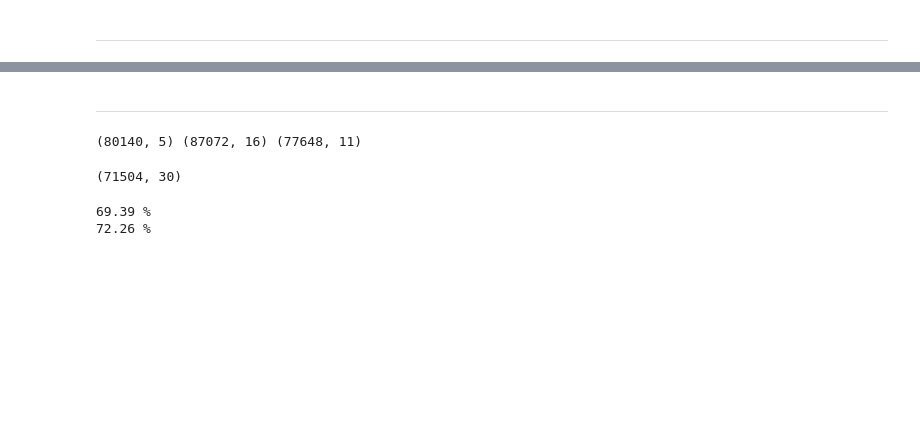
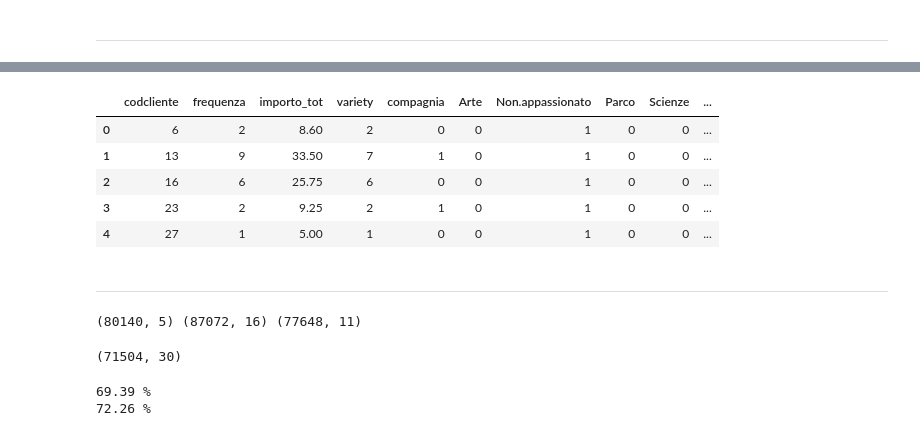
Before and after one commit to MattiaBrocco/Business-Analytics-Project, a Jupyter notebook: Business_Analytics_project.ipynb, the cells around one changed output, grey strips where cells are left out. Saved outputs shown, nothing was run; the diff lists cells and outputs as text; code cells hidden in the pictures; blank space fills up the shorter version.

```diff
--- a/Business_Analytics_project.ipynb
+++ b/Business_Analytics_project.ipynb
@@ -79,12 +87,12 @@ an13.drop(["sesso","tipo_pag","data_nascita"], axis = 1, inplace = True)
 # %%
 # The following dataset, created from a .json file, is needed to
 # reduce the dimensionality of the column "comune".
-comunes = pd.read_csv("comuni_done.csv", sep = ";")
-comunes.drop(["Unnamed: 0", "codice","zona__codice","zona__nome",
-              "regione__codice","regione__nome","provincia__codice","provincia__nome",
-              "codiceCatastale","CAP", "popolazione"], axis = 1, inplace = True)
+comunes = pd.read_csv(".\\data\\comuni_done.csv", sep = ";")
+comunes = comunes.drop(["Unnamed: 0", "codice","zona__codice","zona__nome",
+                        "regione__codice","regione__nome","provincia__codice",
+                        "provincia__nome", "codiceCatastale","CAP", "popolazione"], axis = 1)
 comunes["nome"] = comunes["nome"].str.upper()
-comunes.rename({"nome": "comune"}, axis = 1, inplace = True)
+comunes = comunes.rename({"nome": "comune"}, axis = 1)
 
 # We performed a merge on the column "comune" of an13 dataframe,
 # then we adjusted the result by creating a dictionary with the unmatched
@@ -98,22 +106,22 @@ an13["sigla"] = cle.provs(an13)
 # From the updated column "sigla" it was possible to create
 # the dummies and attached them on the right side of an13.
 an13 = pd.concat([an13, pd.get_dummies(an13["sigla"], drop_first = True)], axis = 1)
-an13.drop(["comune","sigla"], axis = 1, inplace = True)
+
 
 # Finally, the last column whose dimensionality needed a reduction was
 # "agenzia_tipo", that was broken down into 5 aspects based on conceptual
 # clusters of the original values. Then the column is added to "an13" and dropped
 an13["agenzia_tipo"] = cle.reduce_agency(an13)
 an13 = pd.concat([an13, pd.get_dummies(an13["agenzia_tipo"], drop_first = True)], axis = 1)
-an13.drop(["agenzia_tipo"], axis = 1, inplace = True)
 
 # At last, we created the column of the day of the year
 # in which a customer purchased their subscription.
 an13["data_inizio"] = pd.to_datetime(an13["data_inizio"], format = "%d/%m/%Y %H:%M")
 an13["day_y_purchase"] = [int(x.strftime('%j')) for x in an13["data_inizio"]]
-an13.drop("data_inizio", axis = 1, inplace = True)
 
-an13.rename({"importo": "prezzo_card"}, axis = 1, inplace = True)
+an13 = an13.drop(["comune","sigla", "data_inizio", "agenzia_tipo"], axis = 1)
+
+an13 = an13.rename(columns = {"importo": "prezzo_card"})
 
 # Convert the dummies created into categorical variables
 for c in an13.columns[9:15]:
@@ -245,3 +185,47 @@ in13cus.head()
+# %%
+in13cus = in13.pivot_table(index = "codcliente",
+                           values = ["importo", "com_museo", "museo", "tipo.museo", "compagnia"],
+                           aggfunc = {"importo": np.nansum, "com_museo": "count",
+                                      "museo": pd.Series.nunique,
+                                      "tipo.museo": (lambda x: stats.mode(x).count[0]),
+                                      "compagnia": np.nanmean})
+
+pivot_mode = in13.pivot_table(index = "codcliente", values = "tipo.museo",
+                               aggfunc = (lambda x: stats.mode(x).mode[0]))
+pivot_mode = pivot_mode.rename(columns = {"tipo.museo": "tipo.passione"})
+in13cus = in13cus.join(pivot_mode)
+
+in13cus = in13cus.rename(columns = {"importo":"importo_tot", "com_museo":"frequenza",
+                                    "museo": "variety"}).reset_index()
+in13cus["passione.score"] = in13cus["tipo.museo"]/in13cus["frequenza"]
+
+in13cus.loc[in13cus["frequenza"] == 1, "passione.score"] = 0.1
+
+in13cus["appassionato"] = in13cus.apply(lambda row: "Non.appassionato"
+                                        if row["passione.score"] < 0.8
+                                        else row["tipo.passione"], axis = 1)
+
+in13cus["compagnia"] = pd.Categorical(in13cus["compagnia"].apply(lambda x: 1
+                                                                 if x > 0.5 else 0) )
+
+in13cus = in13cus[["codcliente", "frequenza", "importo_tot",
+                   "variety", "compagnia", "appassionato"]]
+
+in13cus = pd.concat([in13cus.drop("appassionato", axis = 1),
+                     pd.get_dummies(in13cus["appassionato"],
+                                    drop_first = True)], axis = 1)
+
+for c in in13cus.columns[4:]:
+    in13cus[c] = pd.Categorical(in13cus[c])
+
+in13cus.head()
+# %% [output]
+|  | codcliente | frequenza | importo_tot | variety | compagnia | Arte | Non.appassionato | Parco | Scienze | ... |
+| 0 | 6 | 2 | 8.60 | 2 | 0 | 0 | 1 | 0 | 0 | ... |
+| 1 | 13 | 9 | 33.50 | 7 | 1 | 0 | 1 | 0 | 0 | ... |
+| 2 | 16 | 6 | 25.75 | 6 | 0 | 0 | 1 | 0 | 0 | ... |
+| 3 | 23 | 2 | 9.25 | 2 | 1 | 0 | 1 | 0 | 0 | ... |
+| 4 | 27 | 1 | 5.00 | 1 | 0 | 0 | 1 | 0 | 0 | ... |
 # %%
 # a = pd.DataFrame(dizionario {codcliente : cap})
 # merge tra "in13cus" e "a" su "codcliente"
```
Also changed, not shown: parts of 19 cells of this notebook, 16 other files.
